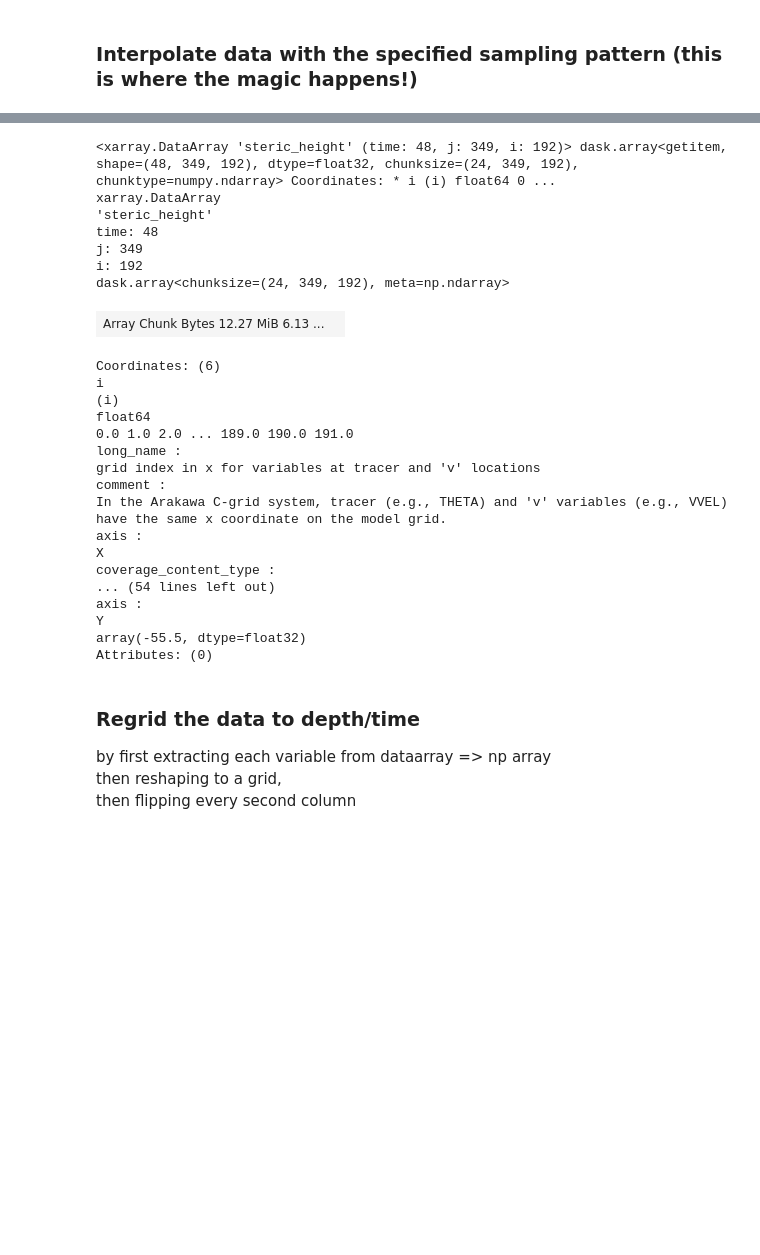
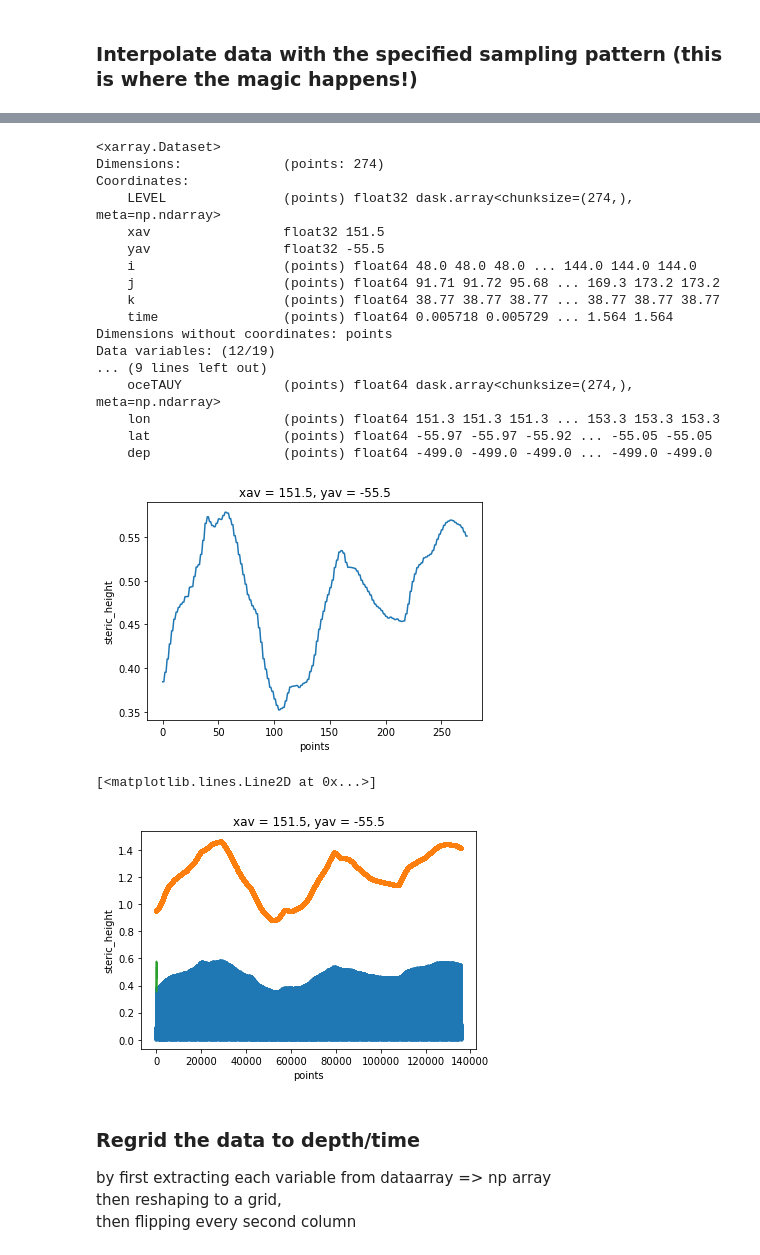
Before and after one commit to kdrushka/model-subsampling, a Jupyter notebook: testing/osse_code.ipynb, the cells around one changed output, grey strips where cells are left out. Saved outputs shown, nothing was run; the diff lists cells and outputs as text; code cells hidden in the pictures; blank space fills up the shorter version.

Commit message:
grid pointwise output data

```diff
--- a/testing/osse_code.ipynb
+++ b/testing/osse_code.ipynb
@@ -167,31 +157,34 @@ sdata, sh_true = survey_interp(ds, survey_track, survey_indices)
+# %%
+subsampled_deepest = sdata.where(sdata.dep == sdata.dep.min(), drop=True)
+subsampled_deepest.steric_height.plot()
+# sdata['steric_height_sampled']=subsampled_deepest
+sdata
+# %% [output]
+<xarray.Dataset>
+Dimensions:             (points: 274)
+Coordinates:
+    LEVEL               (points) float32 dask.array<chunksize=(274,), meta=np.ndarray>
+    xav                 float32 151.5
+    yav                 float32 -55.5
+    i                   (points) float64 48.0 48.0 48.0 ... 144.0 144.0 144.0
+    j                   (points) float64 91.71 91.72 95.68 ... 169.3 173.2 173.2
+    k                   (points) float64 38.77 38.77 38.77 ... 38.77 38.77 38.77
+    time                (points) float64 0.005718 0.005729 ... 1.564 1.564
+Dimensions without coordinates: points
+Data variables: (12/19)
+... (9 lines left out)
+    oceTAUY             (points) float64 dask.array<chunksize=(274,), meta=np.ndarray>
+    lon                 (points) float64 151.3 151.3 151.3 ... 153.3 153.3 153.3
+    lat                 (points) float64 -55.97 -55.97 -55.92 ... -55.05 -55.05
+    dep                 (points) float64 -499.0 -499.0 -499.0 ... -499.0 -499.0
+[figure, added]
 # %%
-ds.steric_height.isel(k=max(ds['k']))
+plt.plot(sdata.steric_height,'.')
+plt.plot(sdata.steric_height_true,'.')
+subsampled_deepest.steric_height.plot()
 # %% [output]
-<xarray.DataArray 'steric_height' (time: 48, j: 349, i: 192)> dask.array<getitem, shape=(48, 349, 192), dtype=float32, chunksize=(24, 349, 192), chunktype=numpy.ndarray> Coordinates: * i (i) float64 0 ...
-xarray.DataArray
-'steric_height'
-time: 48
-j: 349
-i: 192
-dask.array<chunksize=(24, 349, 192), meta=np.ndarray>
+[<matplotlib.lines.Line2D at 0x...>]
-| Array Chunk Bytes 12.27 MiB 6.13 ... |  |
-Coordinates: (6)
-i
-(i)
-float64
-0.0 1.0 2.0 ... 189.0 190.0 191.0
-long_name :
-grid index in x for variables at tracer and 'v' locations
-comment :
-In the Arakawa C-grid system, tracer (e.g., THETA) and 'v' variables (e.g., VVEL) have the same x coordinate on the model grid.
-axis :
-X
-coverage_content_type :
-... (54 lines left out)
-axis :
-Y
-array(-55.5, dtype=float32)
-Attributes: (0)
+[figure, added]
 # %% [markdown]
 ### Regrid the data to depth/time
 by first extracting each variable from dataarray => np array\
```
Also changed, not shown: parts of 10 cells of this notebook, 1 other file.
